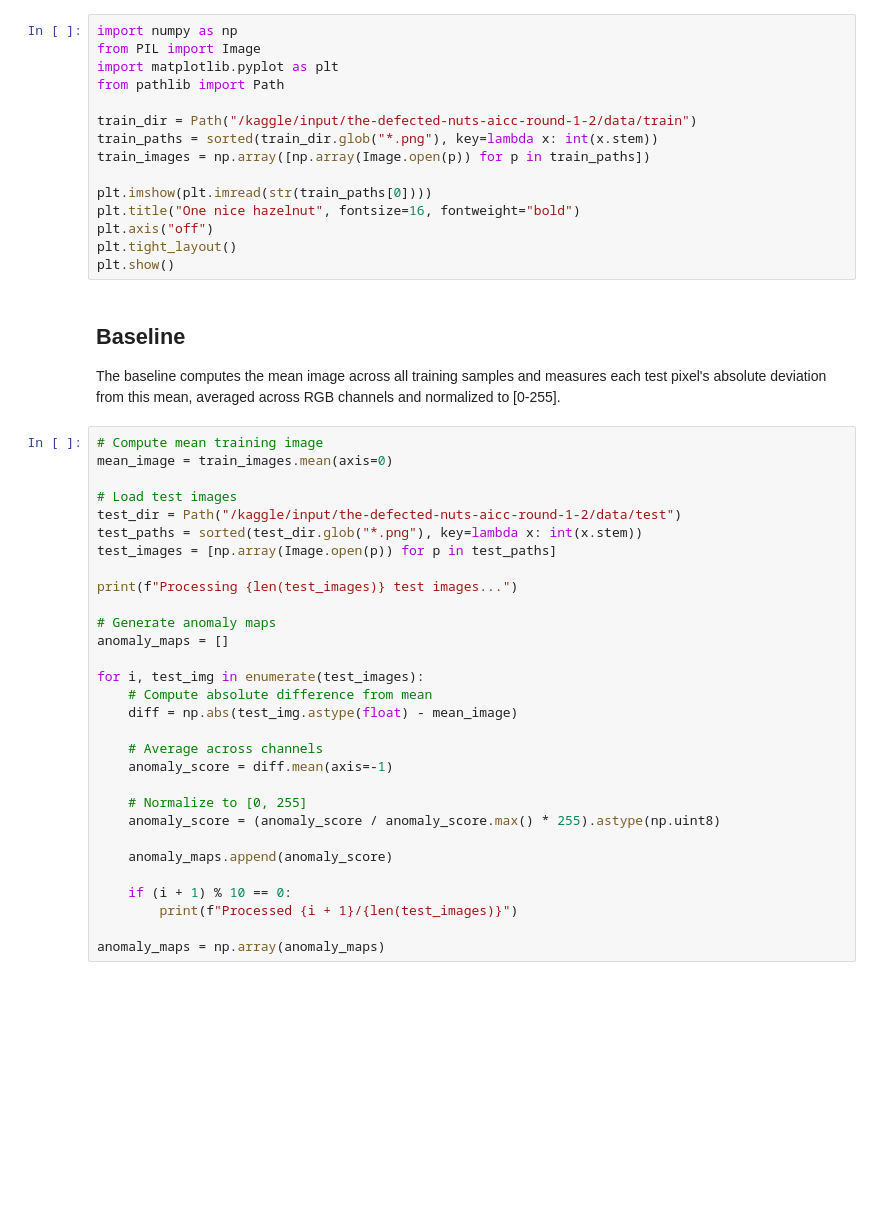
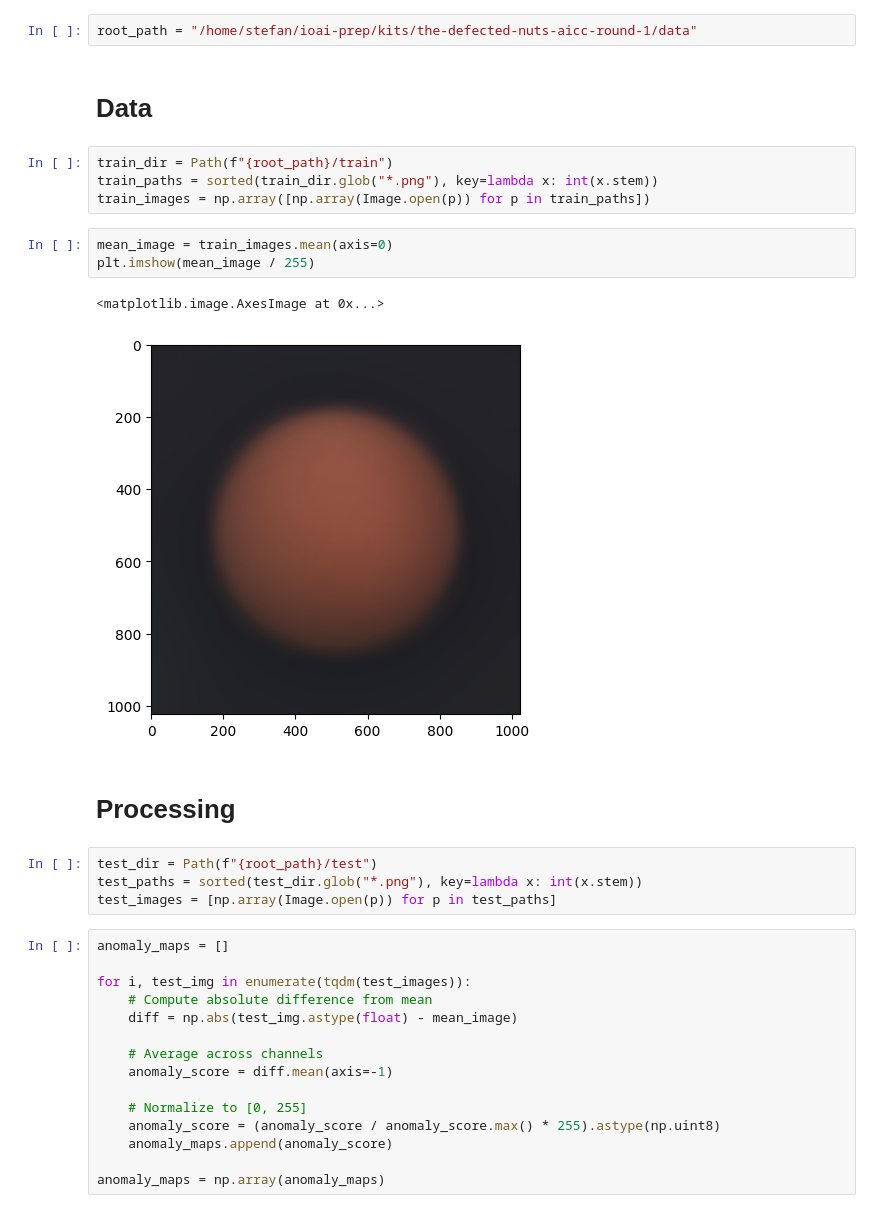
Before and after one commit to stefanasandei/roai-solved, a Jupyter notebook: international-contests/aicc/round-1/baseline/baseline-the-defected-nuts-aicc-round-1.ipynb, the cells around one changed output. Saved outputs shown, nothing was run; the diff lists cells and outputs as text; blank space fills up the shorter version.

Commit message:
defected nuts

```diff
--- a/international-contests/aicc/round-1/baseline/baseline-the-defected-nuts-aicc-round-1.ipynb
+++ b/international-contests/aicc/round-1/baseline/baseline-the-defected-nuts-aicc-round-1.ipynb
@@ -16,37 +9,27 @@ torch.backends.cudnn.benchmark = False
+# %%
+root_path = "/home/stefan/ioai-prep/kits/the-defected-nuts-aicc-round-1/data"
+# %% [markdown]
+# Data
 # %%
-import numpy as np
-from PIL import Image
-import matplotlib.pyplot as plt
-from pathlib import Path
-
-train_dir = Path("/kaggle/input/the-defected-nuts-aicc-round-1-2/data/train")
+train_dir = Path(f"{root_path}/train")
 train_paths = sorted(train_dir.glob("*.png"), key=lambda x: int(x.stem))
 train_images = np.array([np.array(Image.open(p)) for p in train_paths])
-
-plt.imshow(plt.imread(str(train_paths[0])))
-plt.title("One nice hazelnut", fontsize=16, fontweight="bold")
-plt.axis("off")
-plt.tight_layout()
-plt.show()
-# %% [markdown]
-## Baseline
-
-The baseline computes the mean image across all training samples and measures each test pixel's absolute deviation from this mean, averaged across RGB channels and normalized to [0-255].
+# %%
+mean_image = train_images.mean(axis=0)
+plt.imshow(mean_image / 255)
+# %% [output]
+<matplotlib.image.AxesImage at 0x...>
+[figure, added]
+# %% [markdown]
+# Processing
+# %%
+test_dir = Path(f"{root_path}/test")
+test_paths = sorted(test_dir.glob("*.png"), key=lambda x: int(x.stem))
+test_images = [np.array(Image.open(p)) for p in test_paths]
 # %%
-# Compute mean training image
-mean_image = train_images.mean(axis=0)
-
-# Load test images
-test_dir = Path("/kaggle/input/the-defected-nuts-aicc-round-1-2/data/test")
-test_paths = sorted(test_dir.glob("*.png"), key=lambda x: int(x.stem))
-test_images = [np.array(Image.open(p)) for p in test_paths]
-
-print(f"Processing {len(test_images)} test images...")
-
-# Generate anomaly maps
 anomaly_maps = []
 
-for i, test_img in enumerate(test_images):
+for i, test_img in enumerate(tqdm(test_images)):
     # Compute absolute difference from mean
     diff = np.abs(test_img.astype(float) - mean_image)
 
@@ -55,10 +38,6 @@ for i, test_img in enumerate(test_images):
 
     # Normalize to [0, 255]
     anomaly_score = (anomaly_score / anomaly_score.max() * 255).astype(np.uint8)
-
     anomaly_maps.append(anomaly_score)
 
-    if (i + 1) % 10 == 0:
-        print(f"Processed {i + 1}/{len(test_images)}")
-
 anomaly_maps = np.array(anomaly_maps)
```
Also changed, not shown: parts of 6 cells of this notebook, 2 other files.
